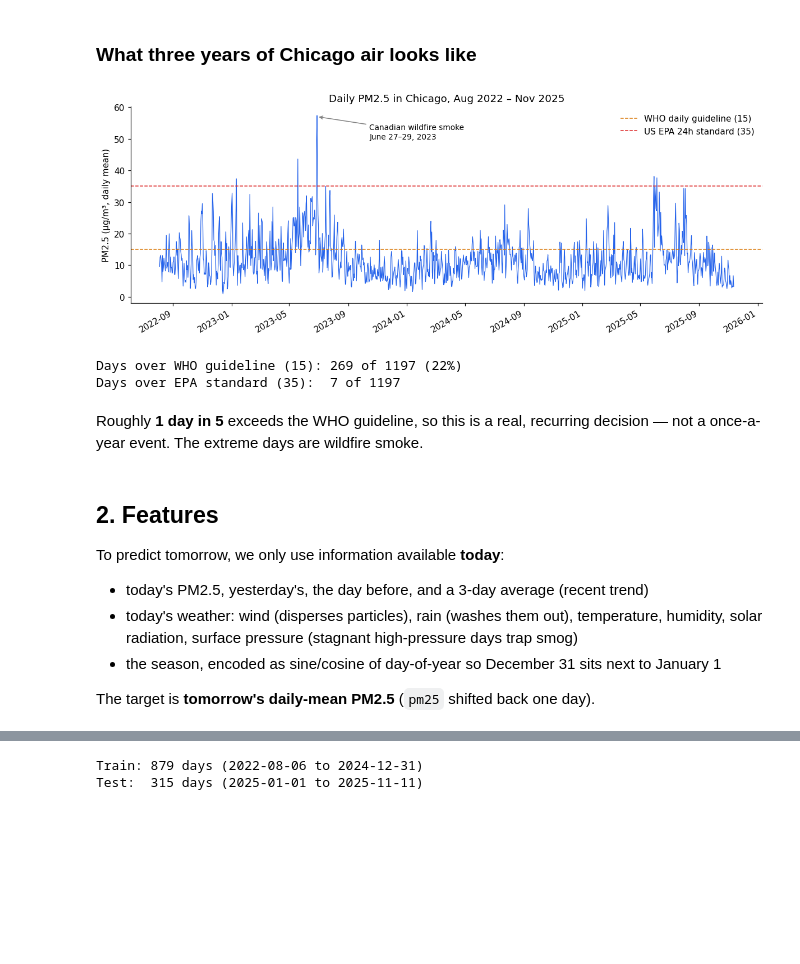
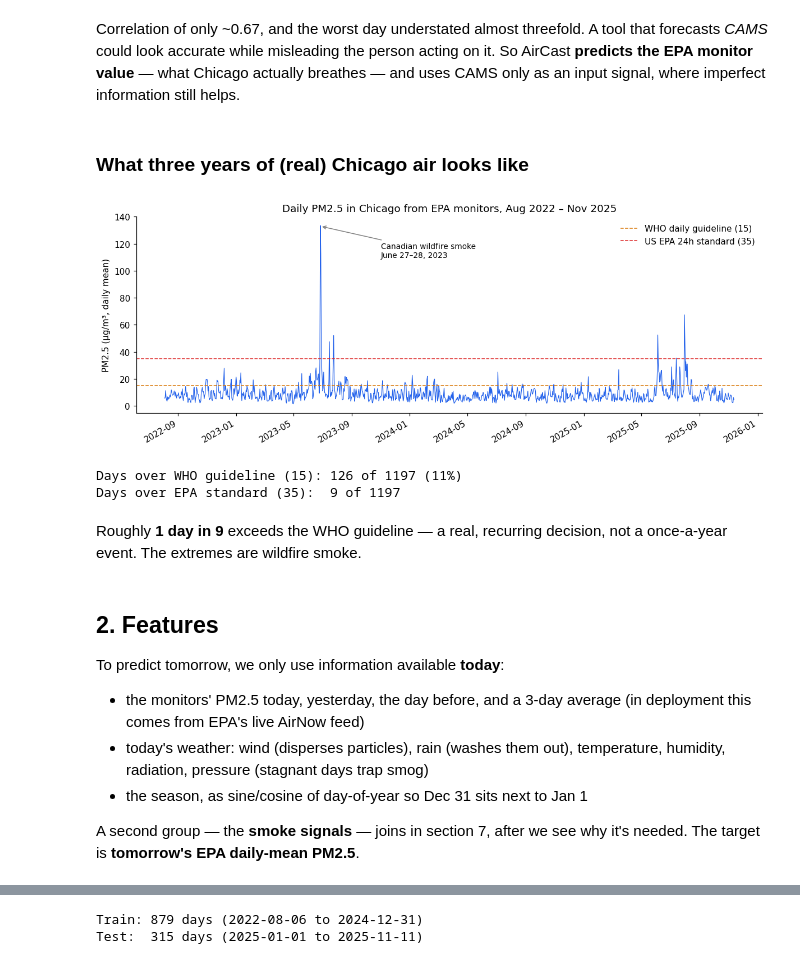
Before and after one commit to ParthPatel125/aircast, a Jupyter notebook: AirCast.ipynb, the cells around one changed output, grey strips where cells are left out. Drawn from its saved outputs; the diff is of its cells as text; code cells hidden in the pictures; blank space fills up the shorter version.

```diff
--- a/AirCast.ipynb
+++ b/AirCast.ipynb
@@ -40,17 +41,18 @@ import warnings
 import numpy as np
 import pandas as pd
 import matplotlib.pyplot as plt
-import matplotlib.dates as mdates
-
-# numpy's Accelerate BLAS on macOS raises spurious "divide by zero in matmul"
-# RuntimeWarnings during Ridge regression. The outputs are correct - we assert
-# every prediction is finite right after computing them (section 4).
-warnings.filterwarnings("ignore", message=".*matmul.*", category=RuntimeWarning)
 
 plt.rcParams.update({"figure.figsize": (11, 4), "figure.dpi": 110,
                      "axes.spines.top": False, "axes.spines.right": False})
+# numpy's Accelerate BLAS on macOS raises spurious "divide by zero in matmul"
+# RuntimeWarnings during Ridge regression. The outputs are correct - we assert
+# every prediction is finite right after computing them (section 5).
+warnings.filterwarnings("ignore", message=".*matmul.*", category=RuntimeWarning)
 
-df = pd.read_csv("data/daily.csv", parse_dates=["date"], index_col="date")
+wx = pd.read_csv("data/daily.csv", parse_dates=["date"], index_col="date")
+epa = pd.read_csv("data/epa_chicago.csv", parse_dates=["date"],
+                  index_col="date")["epa_pm25"].loc["2022-08-04":"2025-11-12"]
+up = pd.read_csv("data/upwind.csv", parse_dates=["date"], index_col="date")
+cams = wx["pm25"]
 WHO_DAILY = 15.0   # WHO 2021 daily guideline, ug/m3
 EPA_DAILY = 35.0   # US EPA 24-hour standard, ug/m3
-df["pm25"].describe().round(1)
@@ -67,39 +91,47 @@ Name: pm25, dtype: float64
+# %% [markdown]
+Correlation of only ~0.67, and the worst day understated almost threefold. A
+tool that forecasts *CAMS* could look accurate while misleading the person
+acting on it. So AirCast **predicts the EPA monitor value** — what Chicago
+actually breathes — and uses CAMS only as an input signal, where imperfect
+information still helps.
 # %% [markdown]
-### What three years of Chicago air looks like
+### What three years of (real) Chicago air looks like
 # %%
 fig, ax = plt.subplots(figsize=(11, 4.2))
-ax.plot(df.index, df["pm25"], lw=0.8, color="#2563eb")
+ax.plot(epa.index, epa, lw=0.8, color="#2563eb")
 ax.axhline(WHO_DAILY, color="#d97706", ls="--", lw=1, label=f"WHO daily guideline ({WHO_DAILY:.0f})")
 ax.axhline(EPA_DAILY, color="#dc2626", ls="--", lw=1, label=f"US EPA 24h standard ({EPA_DAILY:.0f})")
-ax.annotate("Canadian wildfire smoke\nJune 27–29, 2023", xy=(pd.Timestamp("2023-06-28"), 57),
-            xytext=(pd.Timestamp("2023-10-15"), 50), fontsize=9,
+ax.annotate("Canadian wildfire smoke\nJune 27–28, 2023", xy=(pd.Timestamp("2023-06-27"), 133),
+            xytext=(pd.Timestamp("2023-11-01"), 110), fontsize=9,
             arrowprops=dict(arrowstyle="->", color="gray"))
 ax.set_ylabel("PM2.5 (µg/m³, daily mean)")
-ax.set_title("Daily PM2.5 in Chicago, Aug 2022 – Nov 2025")
+ax.set_title("Daily PM2.5 in Chicago from EPA monitors, Aug 2022 – Nov 2025")
 ax.legend(frameon=False)
 fig.autofmt_xdate()
-fig.tight_layout(); fig.savefig("figures/01_history.png", bbox_inches="tight")
+fig.tight_layout(); fig.savefig("figures/02_history.png", bbox_inches="tight")
 plt.show()
 
-n = len(df)
-print(f"Days over WHO guideline (15): {(df.pm25 > WHO_DAILY).sum()} of {n} ({(df.pm25 > WHO_DAILY).mean():.0%})")
-print(f"Days over EPA standard (35):  {(df.pm25 > EPA_DAILY).sum()} of {n}")
+n = len(epa)
+print(f"Days over WHO guideline (15): {(epa > WHO_DAILY).sum()} of {n} ({(epa > WHO_DAILY).mean():.0%})")
+print(f"Days over EPA standard (35):  {(epa > EPA_DAILY).sum()} of {n}")
 # %% [output]
-[figure, old version]
+[figure, new version]
-Days over WHO guideline (15): 269 of 1197 (22%)
-Days over EPA standard (35):  7 of 1197
+Days over WHO guideline (15): 126 of 1197 (11%)
+Days over EPA standard (35):  9 of 1197
 # %% [markdown]
-Roughly **1 day in 5** exceeds the WHO guideline, so this is a real, recurring
-decision — not a once-a-year event. The extreme days are wildfire smoke.
+Roughly **1 day in 9** exceeds the WHO guideline — a real, recurring decision,
+not a once-a-year event. The extremes are wildfire smoke.
 # %% [markdown]
 ## 2. Features
 
 To predict tomorrow, we only use information available **today**:
 
-- today's PM2.5, yesterday's, the day before, and a 3-day average (recent trend)
-- today's weather: wind (disperses particles), rain (washes them out), temperature,
-  humidity, solar radiation, surface pressure (stagnant high-pressure days trap smog)
-- the season, encoded as sine/cosine of day-of-year so December 31 sits next to January 1
+- the monitors' PM2.5 today, yesterday, the day before, and a 3-day average
+  (in deployment this comes from EPA's live AirNow feed)
+- today's weather: wind (disperses particles), rain (washes them out),
+  temperature, humidity, radiation, pressure (stagnant days trap smog)
+- the season, as sine/cosine of day-of-year so Dec 31 sits next to Jan 1
 
-The target is **tomorrow's daily-mean PM2.5** (`pm25` shifted back one day).
+A second group — the **smoke signals** — joins in section 7, after we see why
+it's needed. The target is **tomorrow's EPA daily-mean PM2.5**.
 # %%
```
Also changed, not shown: parts of 69 cells of this notebook, 18 other files.
